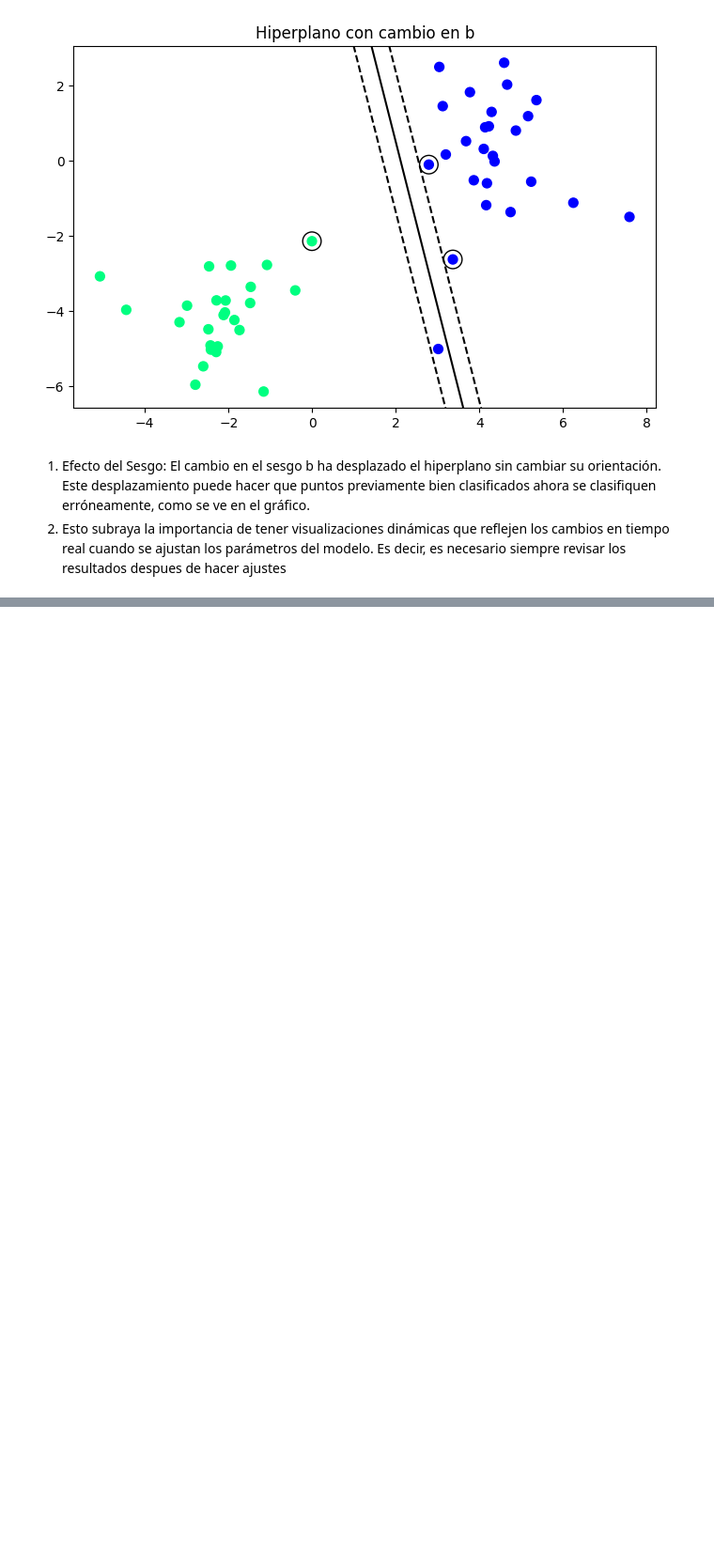
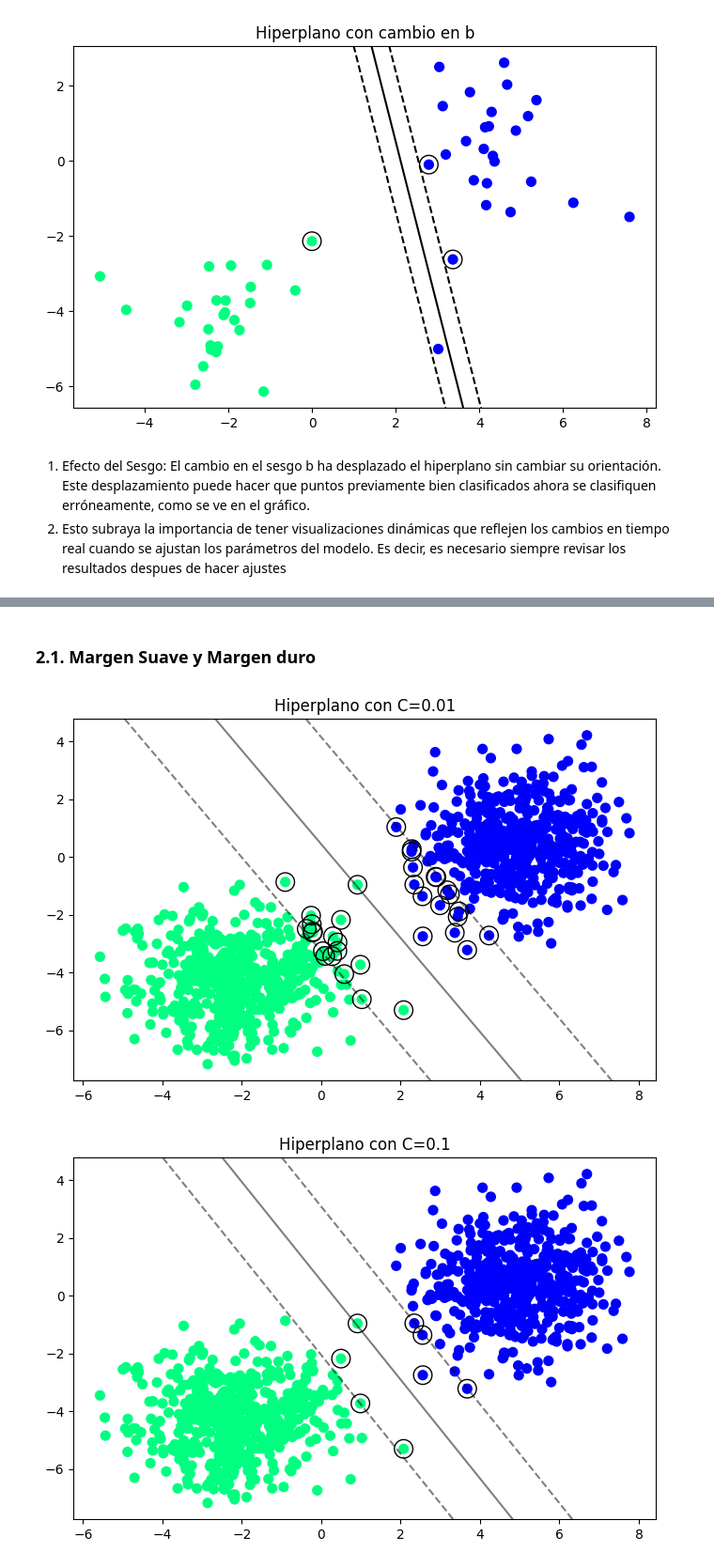
Before and after one commit to pedro-hernandez-esquivias/Programacion, a Jupyter notebook: Unidad_2_Sesión_1_SVM.ipynb, the cells around one changed output, grey strips where cells are left out. Shown at 94% size. Cells and saved outputs as stored; diff of their text form; code cells hidden in the pictures; blank space fills up the shorter version.

```diff
--- a/Unidad_2_Sesión_1_SVM.ipynb
+++ b/Unidad_2_Sesión_1_SVM.ipynb
@@ -229,4 +229,26 @@ plot_hyperplane(w, b, delta_b)
 
   * Resistencia a Datos Atípicos: Un modelo con un margen amplio es menos sensible a los datos atípicos. Si los puntos de datos atípicos no son vectores de soporte, tienen un impacto limitado en la definición del hiperplano de decisión.
 # %%
-X, y = make_blobs(n_samples=500, n_features=2, centers=2, cluster_std=1.2, random_state=45, center_box=(-5, 5))
+# Generación de un conjunto de datos sintéticos con más ejemplos
+X, y = make_blobs(n_samples=1000, n_features=2, centers=2, cluster_std=1.2, random_state=45, center_box=(-5, 5))
+# %% [markdown]
+### 2.1. Margen Suave y Margen duro
+# %%
+# Valores de C para probar
+C_values = [0.01, 0.1, 1, 10]
+# %%
+for C in C_values:
+    # Entrenamiento del modelo SVM
+    clf = SVC(kernel='linear', C=C)
+    clf.fit(X, y)
+
+    # Visualización
+    plt.figure(figsize=(8, 5))
+    plt.scatter(X[:, 0], X[:, 1], c=y, s=50, cmap='winter')
+    plot_svc_decision_function(clf)
+    plt.scatter(clf.support_vectors_[:, 0], clf.support_vectors_[:, 1], s=200, facecolors='none', edgecolors='k')
+    plt.title(f'Hiperplano con C={C}')
+    plt.show()
+# %% [output]
+[figure, added]
+[figure, added]
```
Also changed, not shown: parts of 7 cells of this notebook.
